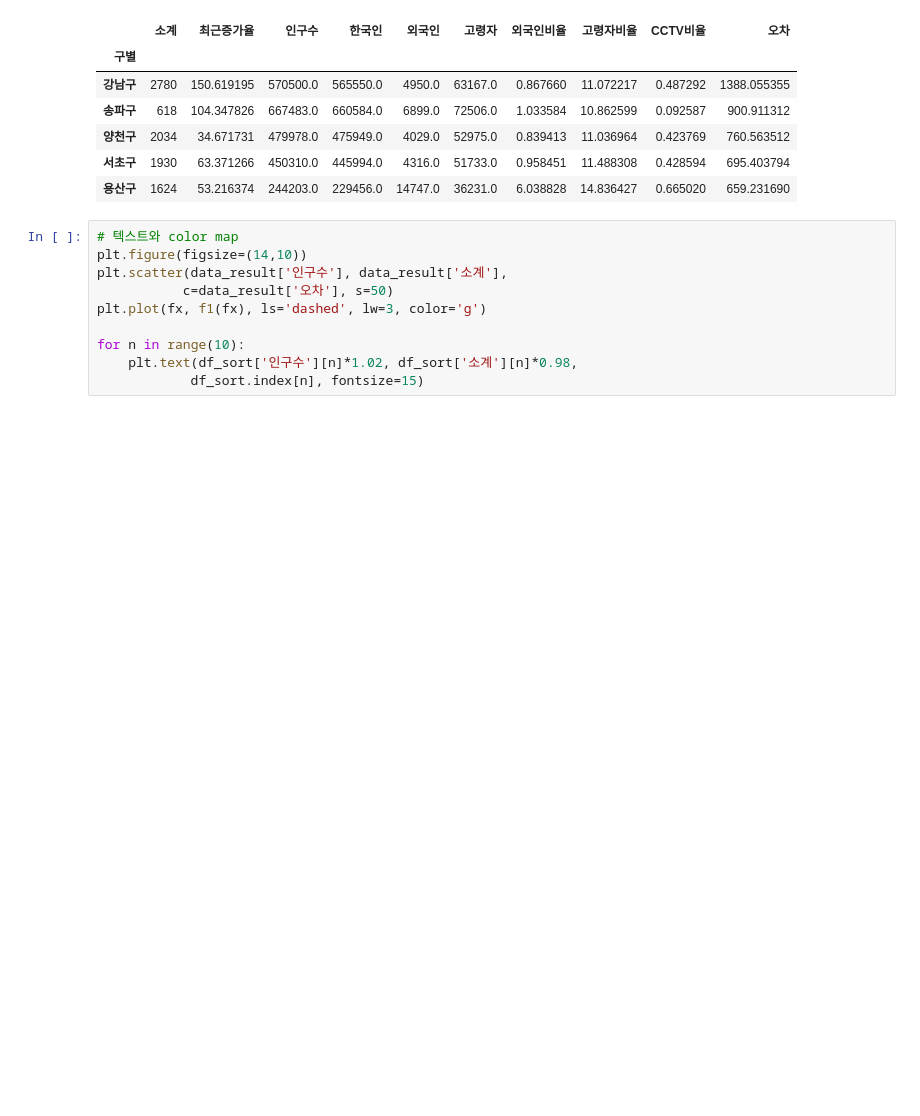
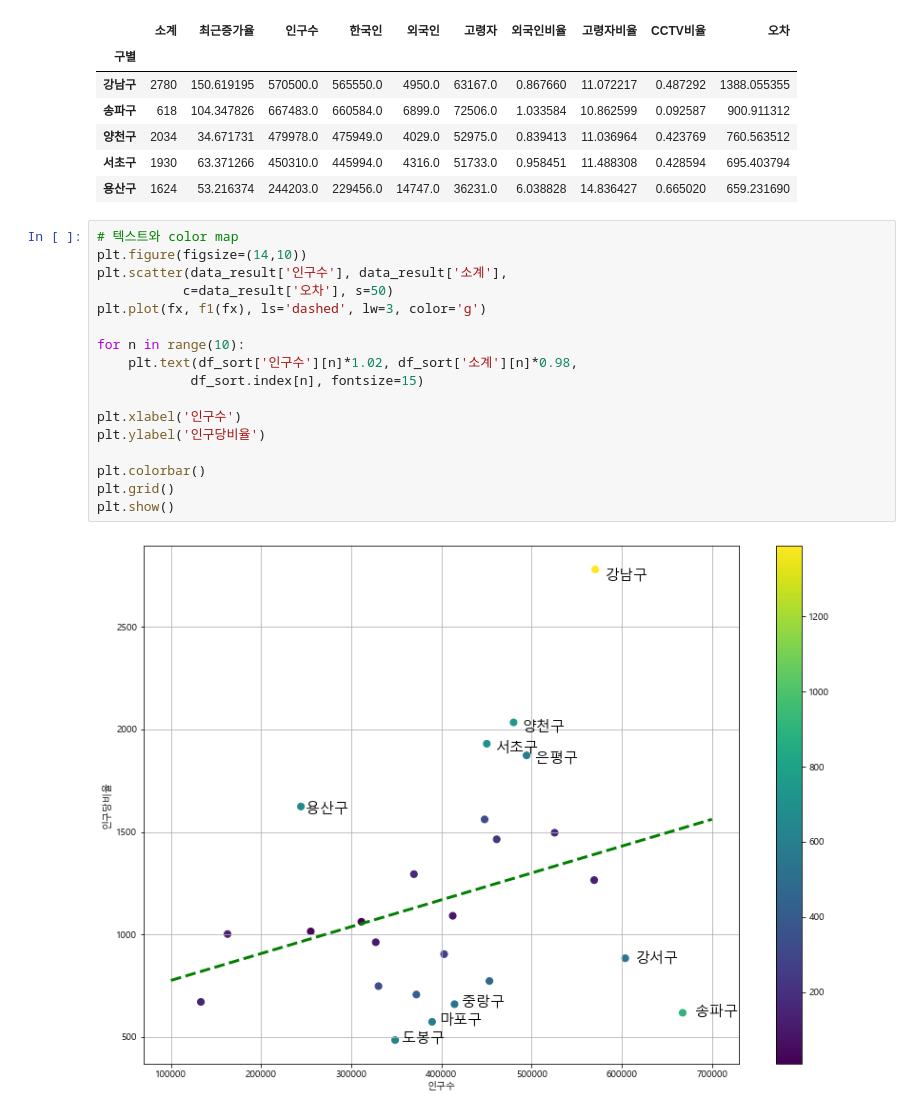
Before and after one commit to chance0523/PythonDataBook, a Jupyter notebook: 1.Seoul_CCTV/1.Seoul_CCTV.ipynb, the cells around one changed output. Cells and saved outputs as stored; diff of their text form; blank space fills up the shorter version.

```diff
--- a/1.Seoul_CCTV/1.Seoul_CCTV.ipynb
+++ b/1.Seoul_CCTV/1.Seoul_CCTV.ipynb
@@ -378,10 +378,19 @@ df_sort.head()
 # %%
 # 텍스트와 color map
 plt.figure(figsize=(14,10))
 plt.scatter(data_result['인구수'], data_result['소계'],
            c=data_result['오차'], s=50)
 plt.plot(fx, f1(fx), ls='dashed', lw=3, color='g')
 
 for n in range(10):
     plt.text(df_sort['인구수'][n]*1.02, df_sort['소계'][n]*0.98,
             df_sort.index[n], fontsize=15)
+
+plt.xlabel('인구수')
+plt.ylabel('인구당비율')
+
+plt.colorbar()
+plt.grid()
+plt.show()
+# %% [output]
+[figure, added]
```
Also changed, not shown: 8 other files.
